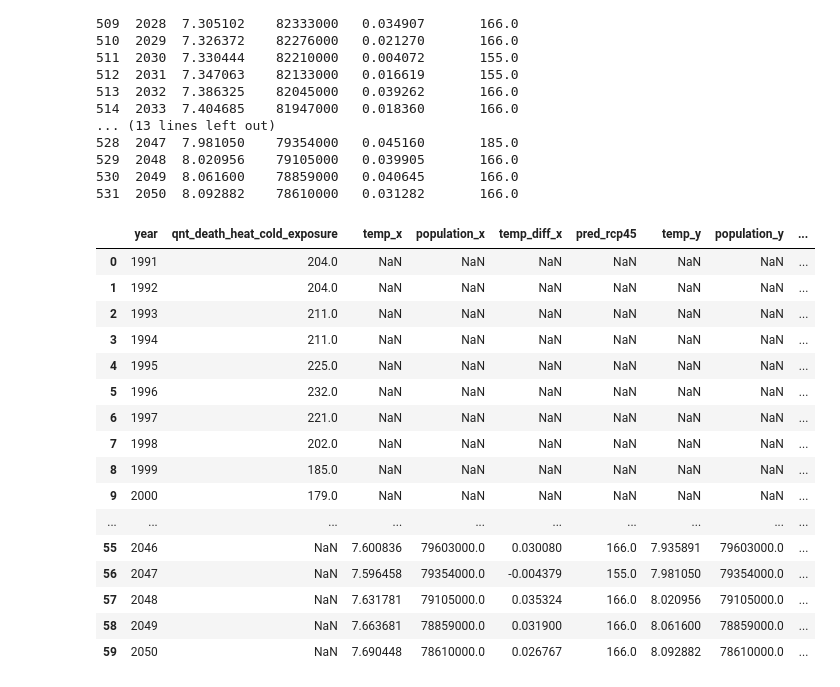
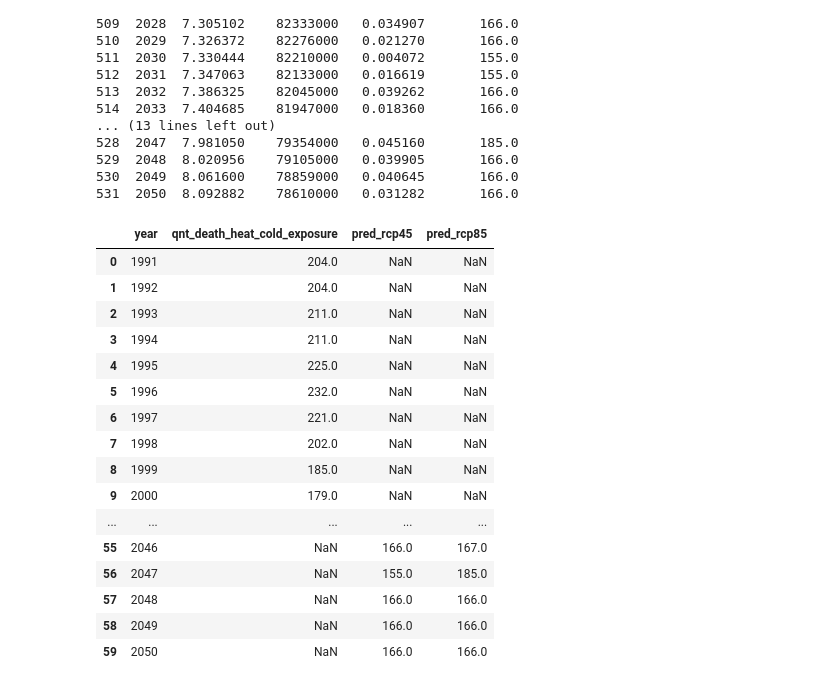
Before and after one commit to rfdornelles/mds_ML_project, a Jupyter notebook: scenarios_xgboost_karon2.ipynb, the cells around one changed output. Drawn from its saved outputs; the diff is of its cells as text; code cells hidden in the pictures.

```diff
--- a/scenarios_xgboost_karon2.ipynb
+++ b/scenarios_xgboost_karon2.ipynb
@@ -223,26 +223,26 @@ df_rcp45 = X_rcp45[["year", "pred_rcp45"]]
 # %%
 plot_df = plot_df.merge(df_actual_values, on = "year", how = "left")
 
-plot_df = plot_df.merge(X_rcp45, on = "year", how = "left")
+plot_df = plot_df.merge(df_rcp45, on = "year", how = "left")
 
-plot_df = plot_df.merge(X_rcp85, on = "year", how = "left")
+plot_df = plot_df.merge(df_rcp85, on = "year", how = "left")
 
 plot_df
 # %% [output]
-|  | year | qnt_death_heat_cold_exposure | temp_x | population_x | temp_diff_x | pred_rcp45 | temp_y | population_y | ... |
-| 0 | 1991 | 204.0 | NaN | NaN | NaN | NaN | NaN | NaN | ... |
-| 1 | 1992 | 204.0 | NaN | NaN | NaN | NaN | NaN | NaN | ... |
-| 2 | 1993 | 211.0 | NaN | NaN | NaN | NaN | NaN | NaN | ... |
-| 3 | 1994 | 211.0 | NaN | NaN | NaN | NaN | NaN | NaN | ... |
-| 4 | 1995 | 225.0 | NaN | NaN | NaN | NaN | NaN | NaN | ... |
-| 5 | 1996 | 232.0 | NaN | NaN | NaN | NaN | NaN | NaN | ... |
-| 6 | 1997 | 221.0 | NaN | NaN | NaN | NaN | NaN | NaN | ... |
-| 7 | 1998 | 202.0 | NaN | NaN | NaN | NaN | NaN | NaN | ... |
-| 8 | 1999 | 185.0 | NaN | NaN | NaN | NaN | NaN | NaN | ... |
-| 9 | 2000 | 179.0 | NaN | NaN | NaN | NaN | NaN | NaN | ... |
-| ... | ... | ... | ... | ... | ... | ... | ... | ... | ... |
-| 55 | 2046 | NaN | 7.600836 | 79603000.0 | 0.030080 | 166.0 | 7.935891 | 79603000.0 | ... |
-| 56 | 2047 | NaN | 7.596458 | 79354000.0 | -0.004379 | 155.0 | 7.981050 | 79354000.0 | ... |
-| 57 | 2048 | NaN | 7.631781 | 79105000.0 | 0.035324 | 166.0 | 8.020956 | 79105000.0 | ... |
-| 58 | 2049 | NaN | 7.663681 | 78859000.0 | 0.031900 | 166.0 | 8.061600 | 78859000.0 | ... |
-| 59 | 2050 | NaN | 7.690448 | 78610000.0 | 0.026767 | 166.0 | 8.092882 | 78610000.0 | ... |
+|  | year | qnt_death_heat_cold_exposure | pred_rcp45 | pred_rcp85 |
+| 0 | 1991 | 204.0 | NaN | NaN |
+| 1 | 1992 | 204.0 | NaN | NaN |
+| 2 | 1993 | 211.0 | NaN | NaN |
+| 3 | 1994 | 211.0 | NaN | NaN |
+| 4 | 1995 | 225.0 | NaN | NaN |
+| 5 | 1996 | 232.0 | NaN | NaN |
+| 6 | 1997 | 221.0 | NaN | NaN |
+| 7 | 1998 | 202.0 | NaN | NaN |
+| 8 | 1999 | 185.0 | NaN | NaN |
+| 9 | 2000 | 179.0 | NaN | NaN |
+| ... | ... | ... | ... | ... |
+| 55 | 2046 | NaN | 166.0 | 167.0 |
+| 56 | 2047 | NaN | 155.0 | 185.0 |
+| 57 | 2048 | NaN | 166.0 | 166.0 |
+| 58 | 2049 | NaN | 166.0 | 166.0 |
+| 59 | 2050 | NaN | 166.0 | 166.0 |
```
